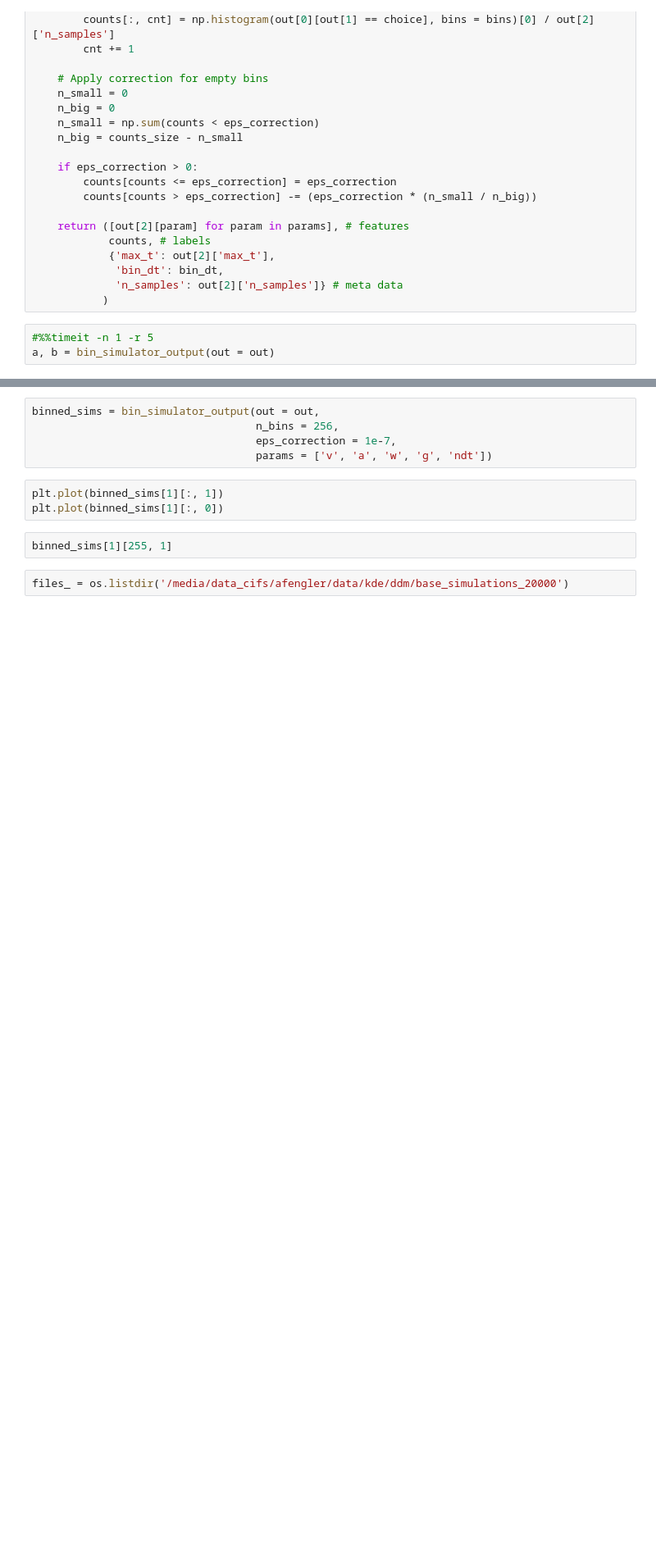
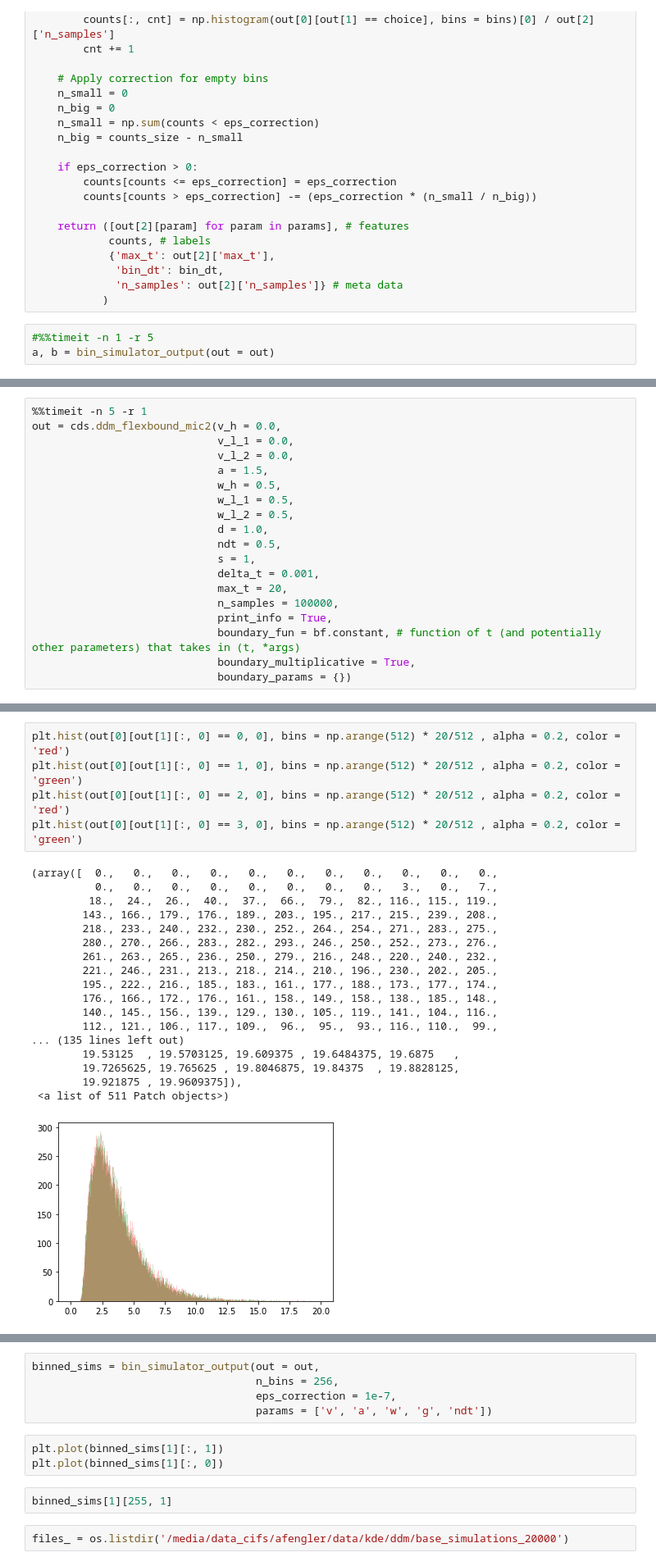
Before and after one commit to AlexanderFengler/nn_likelihoods, a Jupyter notebook: test_simulators.ipynb, the cells around one changed output, grey strips where cells are left out. Shown at 82% size. Cells and saved outputs as stored; diff of their text form; blank space fills up the shorter version.

```diff
--- a/test_simulators.ipynb
+++ b/test_simulators.ipynb
@@ -93,0 +148,19 @@ out = cds.ornstein_uhlenbeck(v = 0.21,
+# %%
+%%timeit -n 5 -r 1
+out = cds.ddm_flexbound_mic2(v_h = 0.0,
+                             v_l_1 = 0.0,
+                             v_l_2 = 0.0,
+                             a = 1.5,
+                             w_h = 0.5,
+                             w_l_1 = 0.5,
+                             w_l_2 = 0.5,
+                             d = 1.0,
+                             ndt = 0.5,
+                             s = 1,
+                             delta_t = 0.001,
+                             max_t = 20,
+                             n_samples = 100000,
+                             print_info = True,
+                             boundary_fun = bf.constant, # function of t (and potentially other parameters) that takes in (t, *args)
+                             boundary_multiplicative = True,
+                             boundary_params = {})
@@ -93,0 +169,24 @@ out = cds.ornstein_uhlenbeck(v = 0.21,
+# %%
+plt.hist(out[0][out[1][:, 0] == 0, 0], bins = np.arange(512) * 20/512 , alpha = 0.2, color = 'red')
+plt.hist(out[0][out[1][:, 0] == 1, 0], bins = np.arange(512) * 20/512 , alpha = 0.2, color = 'green')
+plt.hist(out[0][out[1][:, 0] == 2, 0], bins = np.arange(512) * 20/512 , alpha = 0.2, color = 'red')
+plt.hist(out[0][out[1][:, 0] == 3, 0], bins = np.arange(512) * 20/512 , alpha = 0.2, color = 'green')
+# %% [output]
+(array([  0.,   0.,   0.,   0.,   0.,   0.,   0.,   0.,   0.,   0.,   0.,
+          0.,   0.,   0.,   0.,   0.,   0.,   0.,   0.,   3.,   0.,   7.,
+         18.,  24.,  26.,  40.,  37.,  66.,  79.,  82., 116., 115., 119.,
+        143., 166., 179., 176., 189., 203., 195., 217., 215., 239., 208.,
+        218., 233., 240., 232., 230., 252., 264., 254., 271., 283., 275.,
+        280., 270., 266., 283., 282., 293., 246., 250., 252., 273., 276.,
+        261., 263., 265., 236., 250., 279., 216., 248., 220., 240., 232.,
+        221., 246., 231., 213., 218., 214., 210., 196., 230., 202., 205.,
+        195., 222., 216., 185., 183., 161., 177., 188., 173., 177., 174.,
+        176., 166., 172., 176., 161., 158., 149., 158., 138., 185., 148.,
+        140., 145., 156., 139., 129., 130., 105., 119., 141., 104., 116.,
+        112., 121., 106., 117., 109.,  96.,  95.,  93., 116., 110.,  99.,
+... (135 lines left out)
+        19.53125  , 19.5703125, 19.609375 , 19.6484375, 19.6875   ,
+        19.7265625, 19.765625 , 19.8046875, 19.84375  , 19.8828125,
+        19.921875 , 19.9609375]),
+ <a list of 511 Patch objects>)
+[figure, added]
```
Also changed, not shown: parts of 84 cells of this notebook, 3 other files.
